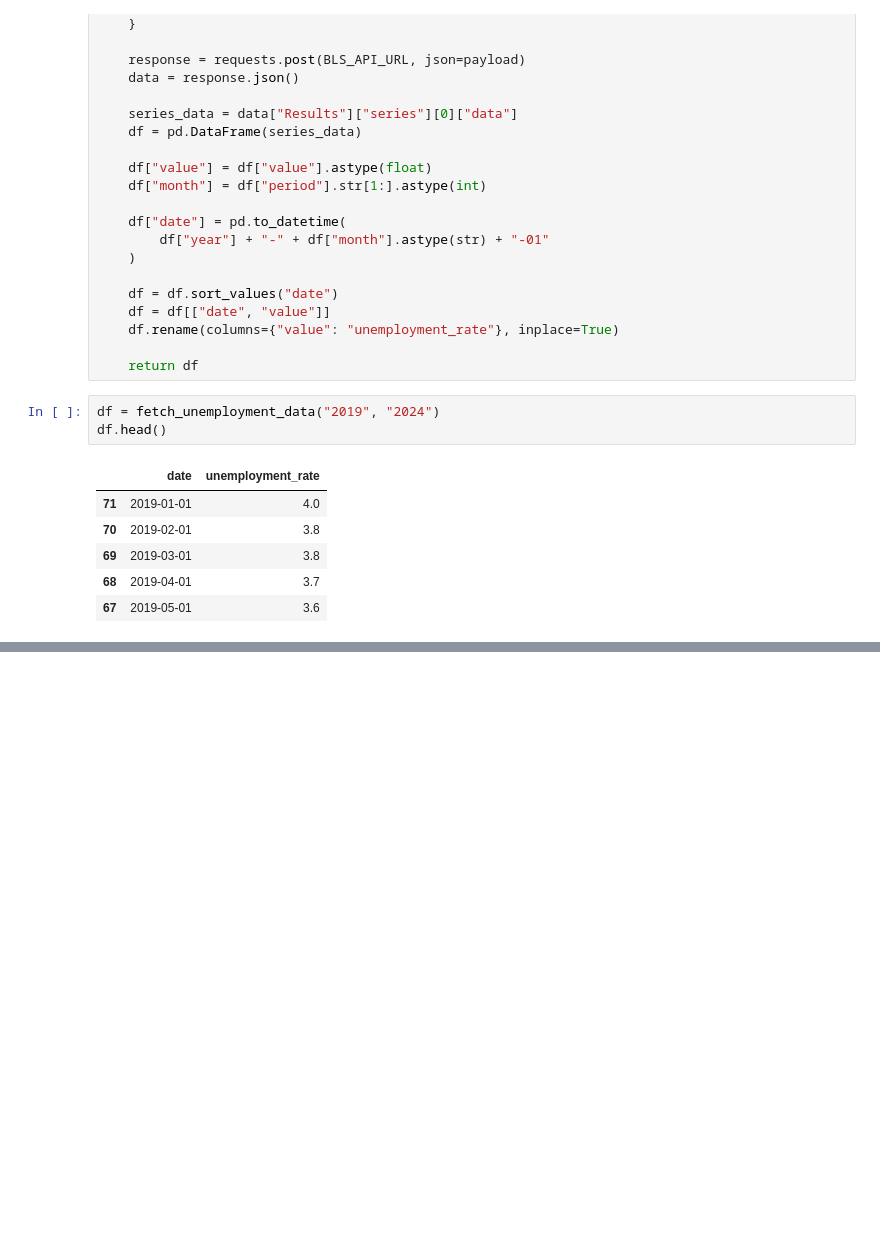
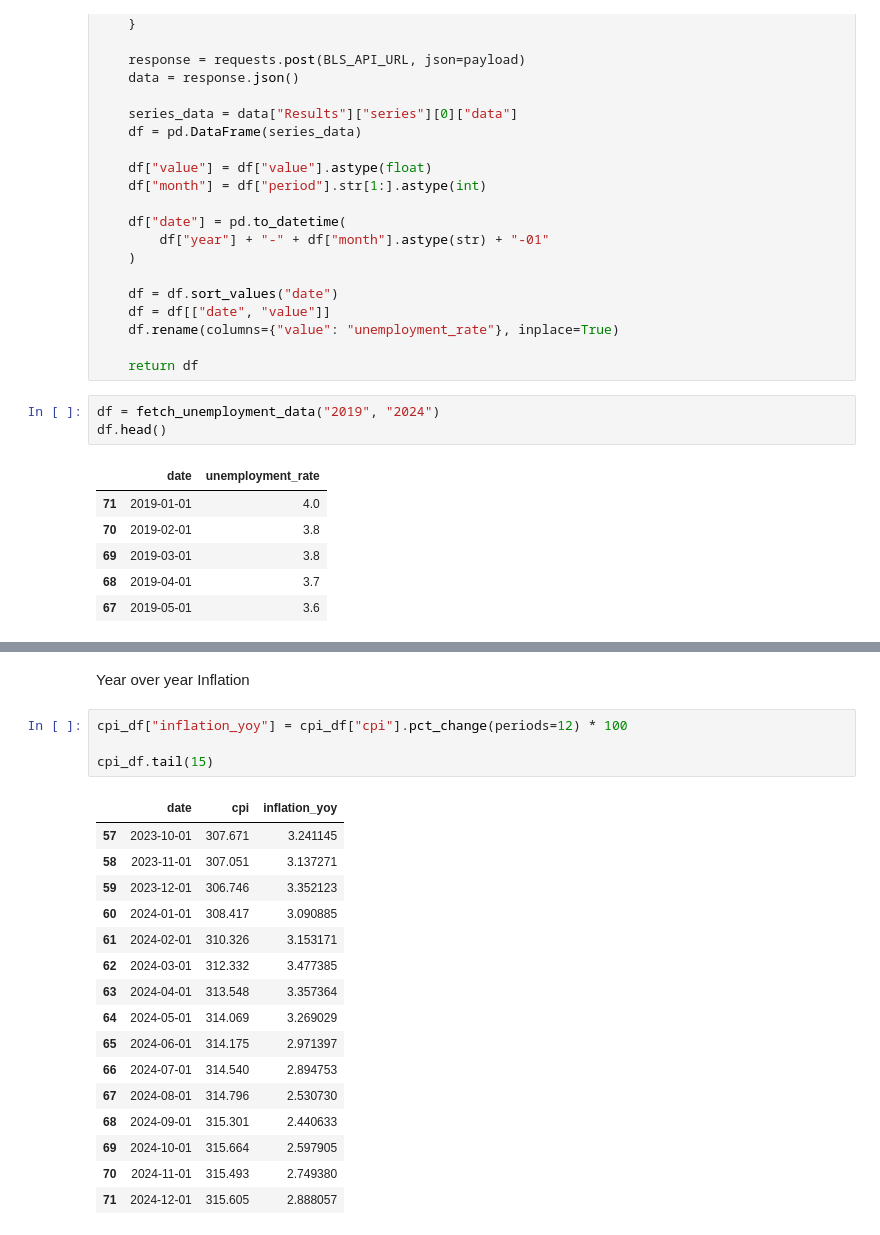
Before and after one commit to Snjkmr162/BLS_Chatbot_with_RL, a Jupyter notebook: Chatbot_with_RL.ipynb, the cells around one changed output, grey strips where cells are left out. Cells and saved outputs as stored; diff of their text form; blank space fills up the shorter version.

```diff
--- a/Chatbot_with_RL.ipynb
+++ b/Chatbot_with_RL.ipynb
@@ -200,0 +260,23 @@ df.head()
+# %% [markdown]
+Year over year Inflation
+# %%
+cpi_df["inflation_yoy"] = cpi_df["cpi"].pct_change(periods=12) * 100
+
+cpi_df.tail(15)
+# %% [output]
+|  | date | cpi | inflation_yoy |
+| 57 | 2023-10-01 | 307.671 | 3.241145 |
+| 58 | 2023-11-01 | 307.051 | 3.137271 |
+| 59 | 2023-12-01 | 306.746 | 3.352123 |
+| 60 | 2024-01-01 | 308.417 | 3.090885 |
+| 61 | 2024-02-01 | 310.326 | 3.153171 |
+| 62 | 2024-03-01 | 312.332 | 3.477385 |
+| 63 | 2024-04-01 | 313.548 | 3.357364 |
+| 64 | 2024-05-01 | 314.069 | 3.269029 |
+| 65 | 2024-06-01 | 314.175 | 2.971397 |
+| 66 | 2024-07-01 | 314.540 | 2.894753 |
+| 67 | 2024-08-01 | 314.796 | 2.530730 |
+| 68 | 2024-09-01 | 315.301 | 2.440633 |
+| 69 | 2024-10-01 | 315.664 | 2.597905 |
+| 70 | 2024-11-01 | 315.493 | 2.749380 |
+| 71 | 2024-12-01 | 315.605 | 2.888057 |
```
Also changed, not shown: parts of 73 cells of this notebook.
